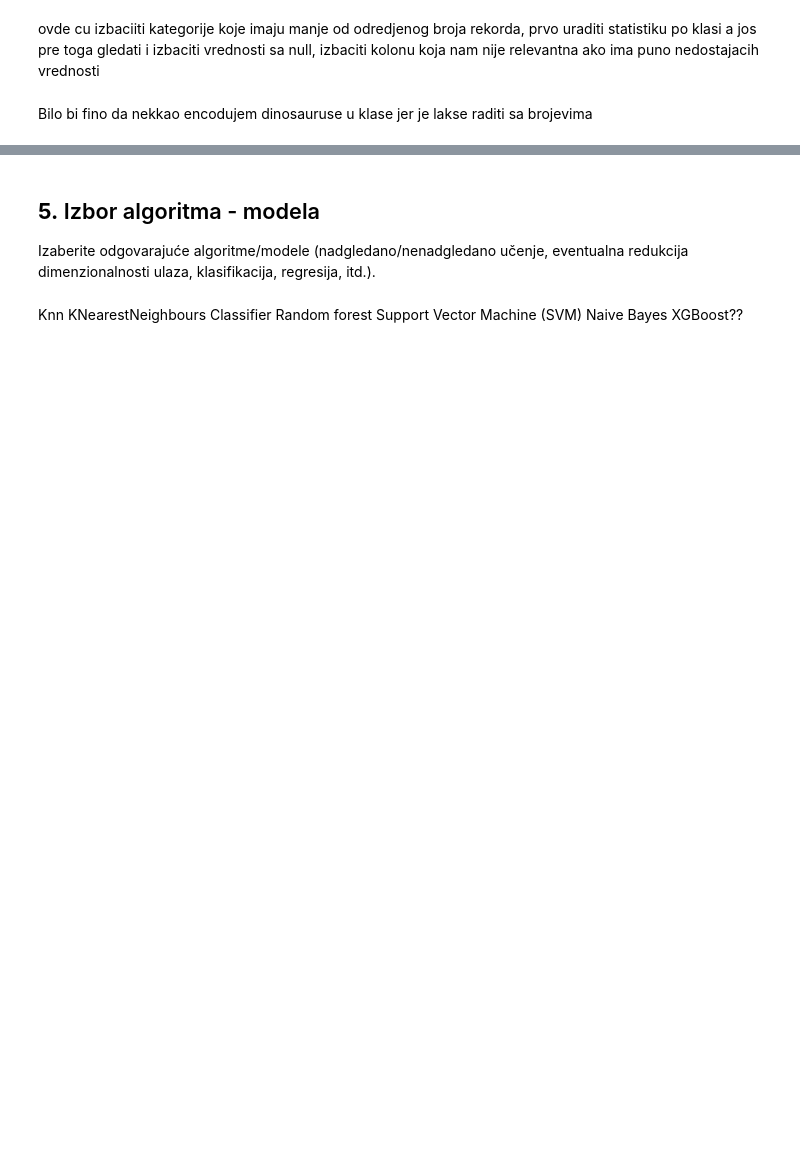
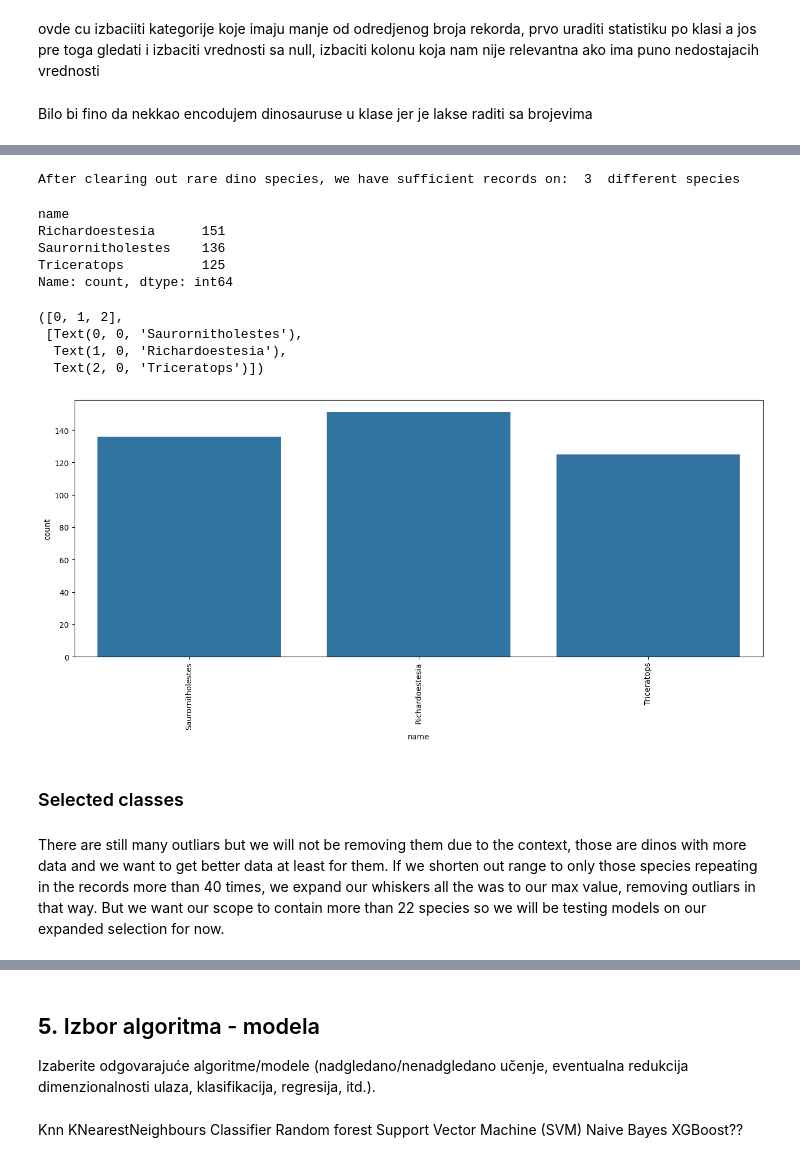
Before and after one commit to Nataliyay-Singidunum/vestacka-inteligencija, a Jupyter notebook: VI_septembar_1.ipynb, the cells around one changed output, grey strips where cells are left out. Cells and saved outputs as stored; diff of their text form; code cells hidden in the pictures; blank space fills up the shorter version.

Commit message:
Model training

```diff
--- a/VI_septembar_1.ipynb
+++ b/VI_septembar_1.ipynb
@@ -411,0 +445,7 @@ Bilo bi fino da nekkao encodujem dinosauruse u klase jer je lakse raditi sa broj
+# %%
+dinos_selected = dinos[dinos["name"].map(name_counts) >= 120]
+# %%
+unique_selected_names = dinos_selected['name'].unique()
+print("After clearing out rare dino species, we have sufficient records on: ", len(unique_selected_names), " different species")
+# %% [output]
+After clearing out rare dino species, we have sufficient records on:  3  different species
@@ -411,0 +454,25 @@ Bilo bi fino da nekkao encodujem dinosauruse u klase jer je lakse raditi sa broj
+# %%
+print(selected_name_counts)
+# %% [output]
+name
+Richardoestesia      151
+Saurornitholestes    136
+Triceratops          125
+Name: count, dtype: int64
+# %%
+if "name" in dinos_selected.columns:
+  plt.figure(figsize = (16, 6))
+  sns.countplot(data = dinos_selected, x = "name")
+
+
+plt.xticks(rotation=90)
+# %% [output]
+([0, 1, 2],
+ [Text(0, 0, 'Saurornitholestes'),
+  Text(1, 0, 'Richardoestesia'),
+  Text(2, 0, 'Triceratops')])
+[figure, added]
+# %% [markdown]
+### Selected classes
+# %% [markdown]
+There are still many outliars but we will not be removing them due to the context, those are dinos with more data and we want to get better data at least for them. If we shorten out range to only those species repeating in the records more than 40 times, we expand our whiskers all the was to our max value, removing outliars in that way. But we want our scope to contain more than 22 species so we will be testing models on our expanded selection for now.
```
Also changed, not shown: parts of 78 cells of this notebook.
